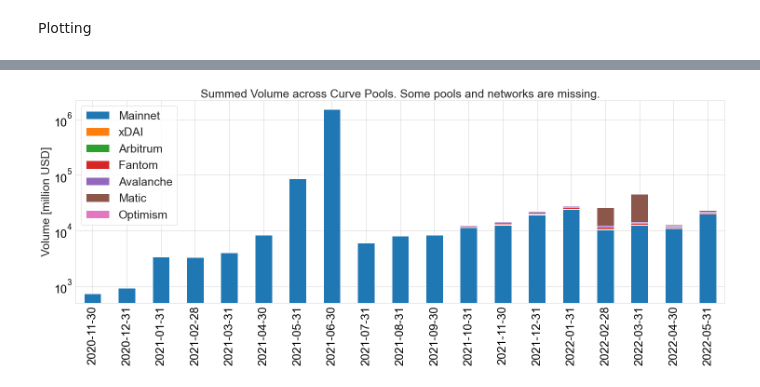
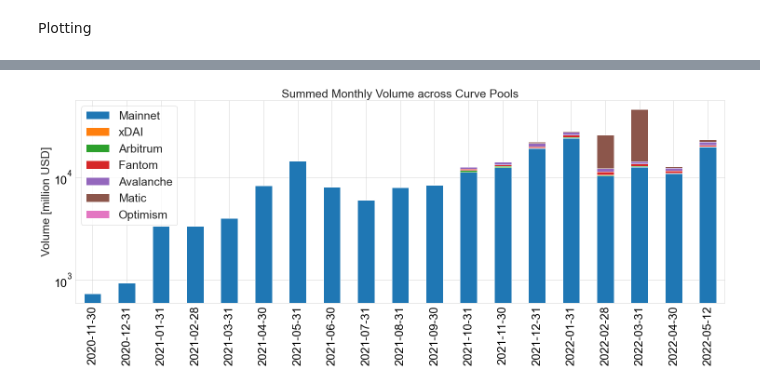
Before and after one commit to bout3fiddy/on-chain-analytics, a Jupyter notebook: notebooks/curve-analysis/historic_cross_chain_total_volume.ipynb, the cells around one changed output, grey strips where cells are left out. Cells and saved outputs as stored; diff of their text form; code cells hidden in the pictures.

Commit message:
feat: removing borked pools from the analysis since prices in the subgraph are just wrong

```diff
--- a/notebooks/curve-analysis/historic_cross_chain_total_volume.ipynb
+++ b/notebooks/curve-analysis/historic_cross_chain_total_volume.ipynb
@@ -110,7 +120,17 @@ volume_data
+# %%
+volume_data_clean = volume_data.copy()
+# %%
+volume_data_clean['Mainnet'].drop(
+    columns=[
+        '0x87ca9ac842905628a83df72a23aa480091bb682e',
+        '0xf6b657cb19a4cb2af427d50f3054104871100d52'
+    ],
+    inplace=True
+)
 # %%
 df_volume = pd.DataFrame()
-for network_name in volume_data.keys():
-    df_volume[network_name] = volume_data[network_name].sum(axis=1)
+for network_name in volume_data_clean.keys():
+    df_volume[network_name] = volume_data_clean[network_name].sum(axis=1)
 
 df_volume.fillna(0, inplace=True)
 df_volume
@@ -153,3 +173,5 @@ df_volume_monthly
 | 2022-03-31 | 1.253492e+10 | 1.035109e+07 | 2.417440e+08 | 6.840986e+08 | 7.746667e+08 | 3.134159e+10 | 5.314502e+06 |
 | 2022-04-30 | 1.081773e+10 | 7.374938e+06 | 1.653556e+08 | 5.283733e+08 | 7.688688e+08 | 3.540850e+08 | 9.797844e+06 |
 | 2022-05-31 | 1.960421e+10 | 5.659839e+07 | 2.315910e+08 | 6.971599e+08 | 1.372375e+09 | 1.180493e+09 | 3.033597e+07 |
+# %%
+df_volume_monthly.index = df_volume_monthly.index.date
@@ -156,18 +181,26 @@ df_volume_monthly
 # %%
 fig, ax = plt.subplots(1,1, figsize=(25, 8))
 
 (df_volume_monthly * 1e-6).plot.bar(ax=ax, stacked=True)
 
 ax.set_yscale('log')
 ax.set_ylabel("Volume [million USD]", fontsize=25)
 ax.set_xlabel("", fontsize=25)
 ax.tick_params(axis='both', which='major', labelsize=25, colors='black')
 
-ax.set_title(f"Summed Volume across Curve Pools. Some pools and networks are missing.", fontsize=25)
+# use current date:
+labels = [item.get_text() for item in ax.get_xticklabels()]
+labels[-1] = str(pd.Timestamp.utcnow().date())
+ax.set_xticklabels(labels)
+
+ax.set_title(
+    f"Summed Monthly Volume across Curve Pools",
+    fontsize=25
+)
 
 ax.legend(fontsize=25);
 # %% [output]
-[figure, old version]
+[figure, new version]
 # %%
 df_volume_monthly
 # %% [output]
```
Also changed, not shown: parts of 4 cells of this notebook.
